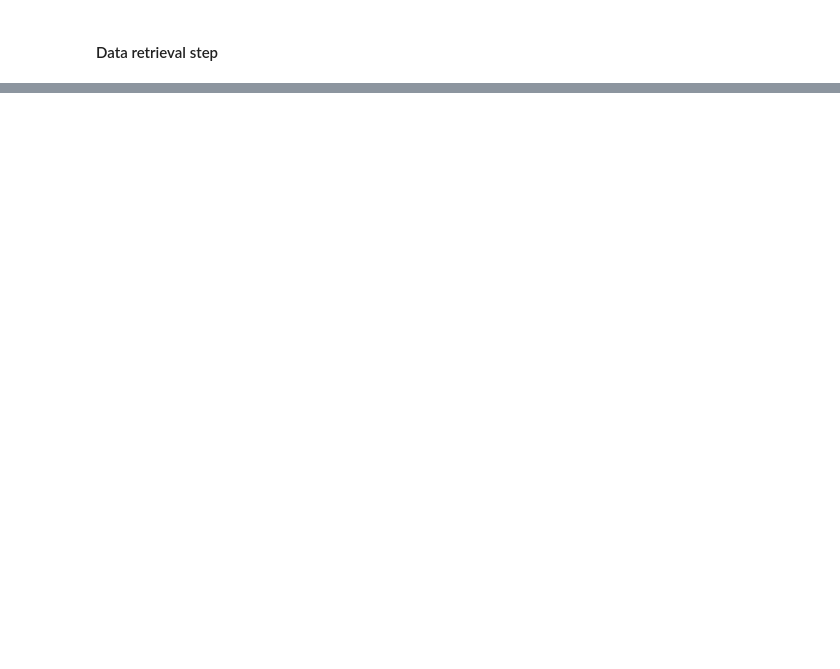
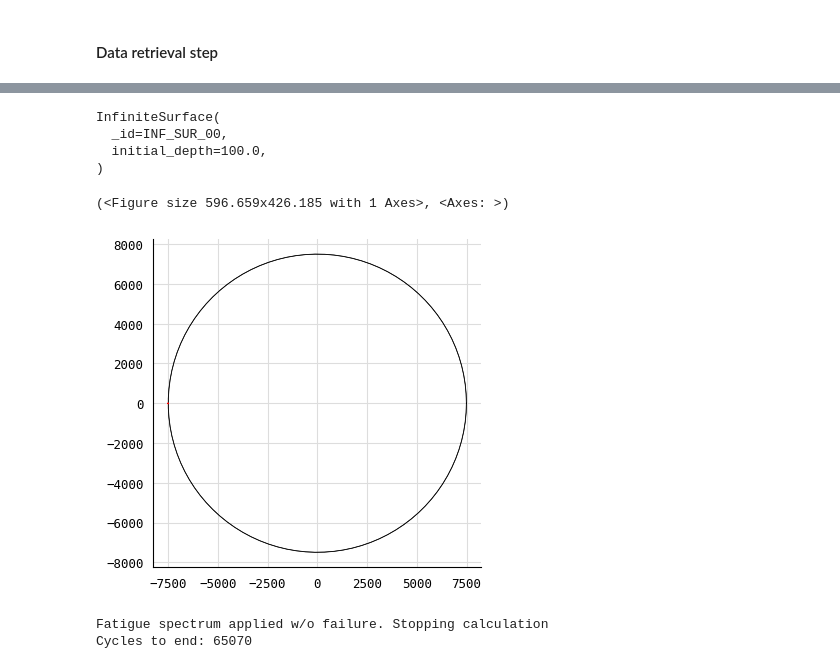
Before and after one commit to OWI-Lab/api-24sea-binder-tutorial, a Jupyter notebook: notebooks/2. Fatigue extra.ipynb, the cells around one changed output, grey strips where cells are left out. Saved outputs shown, nothing was run; the diff lists cells and outputs as text; code cells hidden in the pictures; blank space fills up the shorter version.

```diff
--- a/notebooks/2. Fatigue extra.ipynb
+++ b/notebooks/2. Fatigue extra.ipynb
@@ -41,4 +28,32 @@ import pandas as pd
 from api_24sea.datasignals import fatigue
+# %%
+# - Some plot settings
+plt.rcParams["figure.figsize"] = (10.5 / 2.514 / 0.7, 7.5 / 2.514 / 0.7)
+plt.rcParams["font.family"] = "monospace"
+plt.rcParams["font.size"] = 9
+plt.rcParams["axes.grid"] = True
+plt.rcParams["grid.color"] = "#DDDDDD"
+plt.rcParams["grid.linestyle"] = "-"
+plt.rcParams["axes.spines.right"] = False
+plt.rcParams["axes.spines.top"] = False
+plt.rcParams["lines.markersize"] = 3
+plt.rcParams["xtick.bottom"] = False
+plt.rcParams["xtick.labelbottom"] = True
+plt.rcParams["ytick.left"] = False
+plt.rcParams["ytick.labelleft"] = True
+plt.rcParams["figure.facecolor"] = "none"
+plt.rcParams["axes.facecolor"] = "none"
+plt.rcParams["figure.facecolor"] = "none"
+plt.rcParams["axes.facecolor"] = "none"
+plt.rcParams["savefig.facecolor"] = "none"
+plt.rcParams["axes.labelcolor"] = "#333333"
+plt.rcParams["lines.linewidth"] = 0.5
+plt.rcParams["lines.markeredgewidth"] = 0.5
+plt.rcParams["lines.markersize"] = 2
+plt.rcParams["axes.prop_cycle"] = plt.cycler(
+    color=["lightseagreen", "orchid", "gold", "orangered", "royalblue",
+           "slategrey", "teal", "darkkhaki", "lightcoral", "yellowgreen"]
+)
 # %%
 # **Package Versions**
 print(f"📂 \033[1m\033[93mWorking Folder:     \033[0;34;4m{os.getcwd()}\033[0m")
@@ -148 +218,32 @@ star_schema = to_star_schema(df, m_o)
+# %%
+# Create a Geometry object
+
+geo = InfiniteSurface(initial_depth=100)
+geo
+# %% [output]
+InfiniteSurface(
+  _id=INF_SUR_00,
+  initial_depth=100.0,
+)
+# %%
+# Alternative Geometry (Hollow Cylinder)
+geo = HollowCylinder(
+  initial_depth=5.,
+  thickness=10.,
+  height=10,
+  outer_diameter=15000.,
+  crack_position="external"
+)
+geo.plot()
+# %% [output]
+(<Figure size 596.659x426.185 with 1 Axes>, <Axes: >)
+[figure, added]
+# %%
+cg = pf.crack_growth.get_crack_growth(
+  cycle_count, pc, geo, express_mode=True
+)
+print(f"Cycles to end: {int(cg.final_cycles)}")
+# %% [output]
+Fatigue spectrum applied w/o failure. Stopping calculation
+Cycles to end: 65070
 # %%
```
Also changed, not shown: parts of 26 cells of this notebook, 2 other files.
